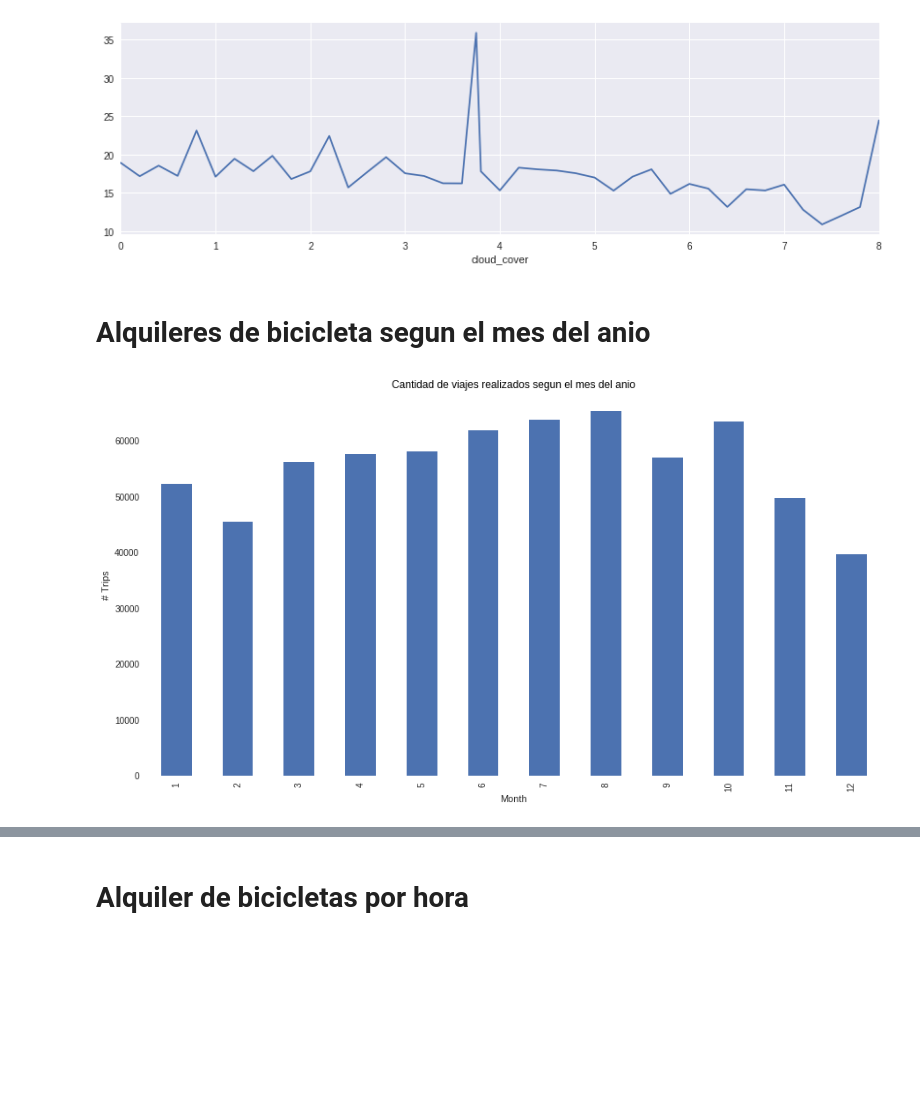
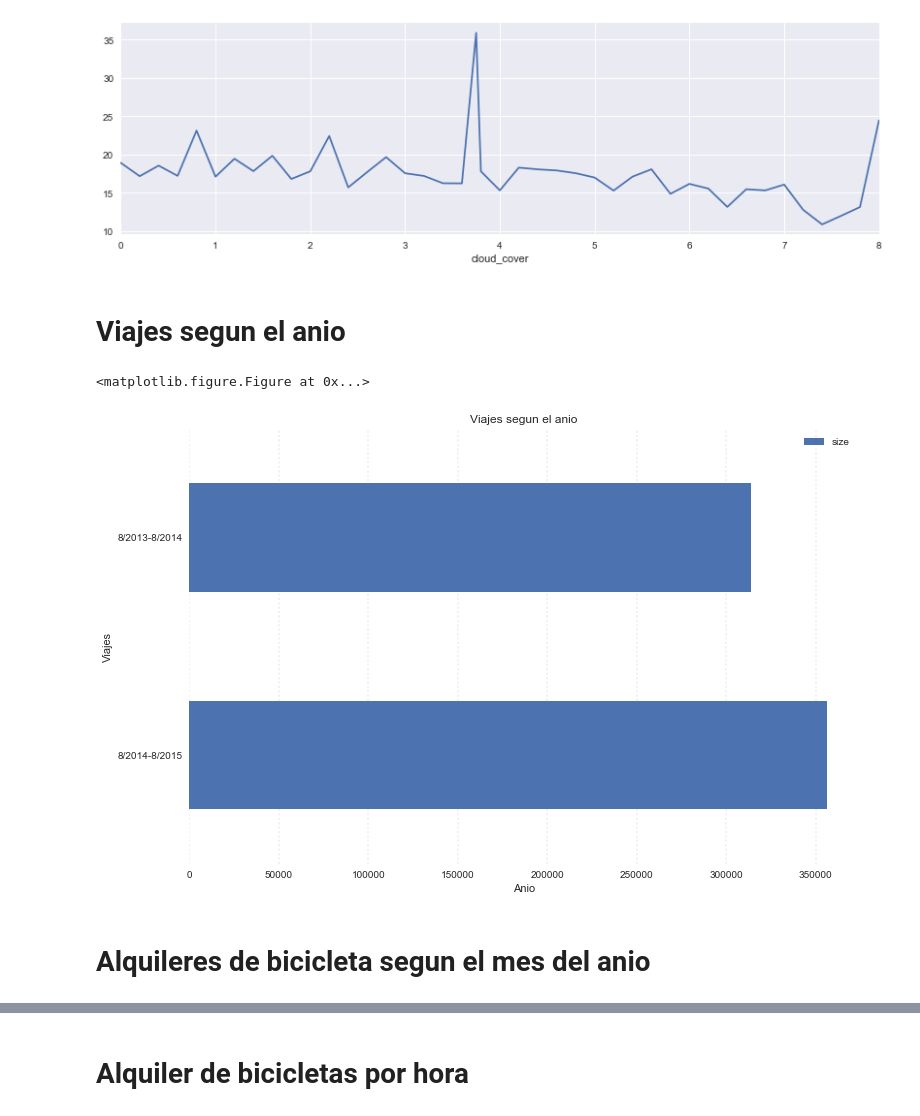
Before and after one commit to hernantain/Analisis-San-Francisco, a Jupyter notebook: analisis.ipynb, the cells around one changed output, grey strips where cells are left out. Drawn from its saved outputs; the diff is of its cells as text; code cells hidden in the pictures; blank space fills up the shorter version.

```diff
--- a/analisis.ipynb
+++ b/analisis.ipynb
@@ -246,17 +246,24 @@ cloudy_stats.plot.scatter('cloud_cover','duration(min)',alpha=0.25,figsize=(12,8
 cloudy_stats.groupby('cloud_cover').mean()['duration(min)'].plot(figsize=(14,4));
 # %% [output]
 [figure]
+# %% [markdown]
+# Viajes segun el anio
+# %%
+mitad = datetime.datetime(2014,8,29)
+trips_year = trip_meta['duration(min)'].groupby(trip_meta.start_date < mitad).agg([np.size])
+f = plt.figure()
+ax = trips_year.plot.barh(figsize=(12,8))
+ax.set_xlabel('Anio')
+ax.set_ylabel('Viajes')
+ax.grid(color='k',axis='x' ,linestyle='dotted', linewidth=0.1)
+ax.set_yticklabels(['8/2014-8/2015','8/2013-8/2014'])
+ax.set_facecolor('white')
+plt.title('Viajes segun el anio')
+plt.show()
+# %% [output]
+<matplotlib.figure.Figure at 0x...>
+[figure, added]
 # %% [markdown]
 # Alquileres de bicicleta segun el mes del anio
 # %%
 trip_meta['month'] = trip_meta.start_date.apply(lambda x: x.month)
-# %%
-f = plt.figure()
-plt.title('Cantidad de viajes realizados segun el mes del anio', color='black')
-ax = trip_meta.groupby('month').size().plot(kind='bar',figsize=(15,8))
-ax.set_ylabel('# Trips')
-ax.set_xlabel('Month')
-ax.set_facecolor('white')
-plt.show()
-# %% [output]
-[figure, removed]
```
Also changed, not shown: parts of 12 cells of this notebook.
